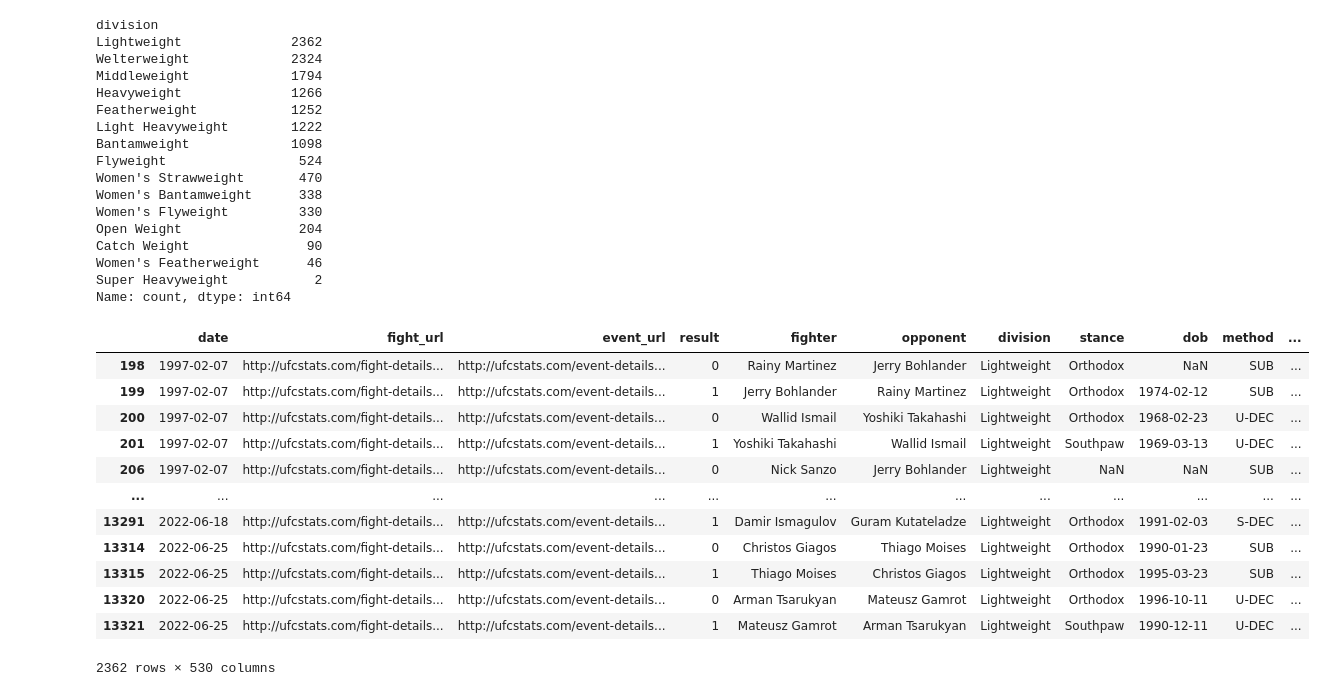
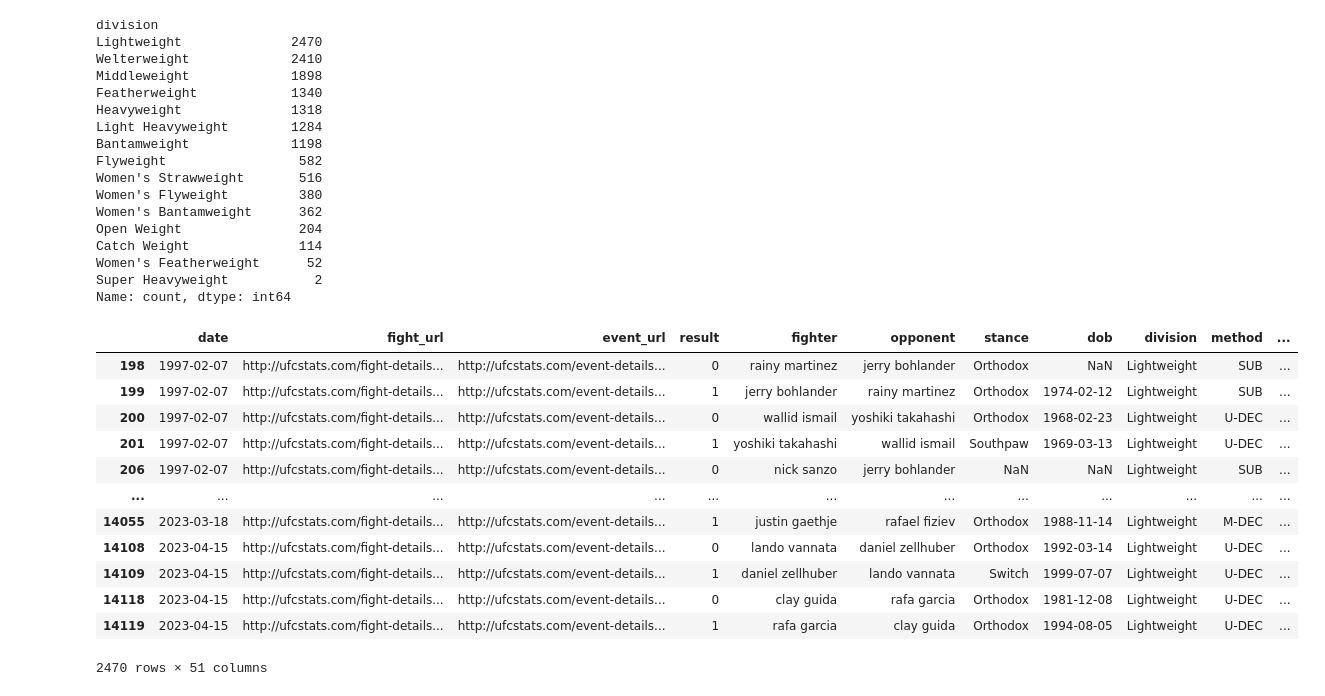
Before and after one commit to YeoWeiHan123/MMA-Contextual-Bandit, a Jupyter notebook: bt4014-mma.ipynb, the cells around one changed output. Cells and saved outputs as stored; diff of their text form; code cells hidden in the pictures.

Commit message:
Kaggle Notebook | BT4014 MMA | Version 5

```diff
--- a/bt4014-mma.ipynb
+++ b/bt4014-mma.ipynb
@@ -7,0 +4,25 @@ import datetime
+# %%
+# Using the basic stats as outlined in the dataset description
+masterMLpublic = pd.read_csv("/kaggle/input/mma-differentials-and-elo/masterMLpublic.csv",
+                            usecols = [
+                                "date", "fight_url", "event_url", "result", "fighter",
+                                "opponent", "division", "stance", "dob", "method",
+                                "total_comp_time", "round", "time", "fighter_url",
+                                "opponent_url", "referee", "time_format", "reach", "height",
+                                "age", "knockdowns", "sub_attempts", "reversals", "control",
+                                "takedowns_landed", "takedowns_attempts",
+                                "sig_strikes_landed", "sig_strikes_attempts",
+                                "total_strikes_landed", "total_strikes_attempts",
+                                "head_strikes_landed", "head_strikes_attempts",
+                                "body_strikes_landed", "body_strikes_attempts",
+                                "leg_strikes_landed", "leg_strikes_attempts",
+                                "distance_strikes_landed", "distance_strikes_attempts",
+                                "clinch_strikes_landed", "clinch_strikes_attempts",
+                                "ground_strikes_landed", "ground_strikes_attempts",
+                                "KO_losses", "days_since_last_comp", "lose_streak",
+                                "win_streak", "win_loss_ratio", "total_comp_time", "stamina",
+                                "num_fights", "trueskill", "elo"
+                            ])
+# Convert the date column from object into datetime
+masterMLpublic["date"] = pd.to_datetime(masterMLpublic["date"]).dt.date
+masterMLpublic
@@ -29,42 +50,42 @@ masterdataframe
 # for col in masterdataframe.columns:
 #     print(col)
 # %%
-masterdataframe["division"].value_counts()
+masterMLpublic["division"].value_counts()
 # %% [output]
 division
-Lightweight              2362
-Welterweight             2324
-Middleweight             1794
-Heavyweight              1266
-Featherweight            1252
-Light Heavyweight        1222
-Bantamweight             1098
-Flyweight                 524
-Women's Strawweight       470
-Women's Bantamweight      338
-Women's Flyweight         330
+Lightweight              2470
+Welterweight             2410
+Middleweight             1898
+Featherweight            1340
+Heavyweight              1318
+Light Heavyweight        1284
+Bantamweight             1198
+Flyweight                 582
+Women's Strawweight       516
+Women's Flyweight         380
+Women's Bantamweight      362
 Open Weight               204
-Catch Weight               90
-Women's Featherweight      46
+Catch Weight              114
+Women's Featherweight      52
 Super Heavyweight           2
 Name: count, dtype: int64
 # %%
-lightweight = masterdataframe[masterdataframe["division"] == "Lightweight"]
+lightweight = masterMLpublic[masterMLpublic["division"] == "Lightweight"]
 lightweight
 # %% [output]
-|  | date | fight_url | event_url | result | fighter | opponent | division | stance | dob | method | ... |
-| 198 | 1997-02-07 | http://ufcstats.com/fight-details... | http://ufcstats.com/event-details... | 0 | Rainy Martinez | Jerry Bohlander | Lightweight | Orthodox | NaN | SUB | ... |
-| 199 | 1997-02-07 | http://ufcstats.com/fight-details... | http://ufcstats.com/event-details... | 1 | Jerry Bohlander | Rainy Martinez | Lightweight | Orthodox | 1974-02-12 | SUB | ... |
-| 200 | 1997-02-07 | http://ufcstats.com/fight-details... | http://ufcstats.com/event-details... | 0 | Wallid Ismail | Yoshiki Takahashi | Lightweight | Orthodox | 1968-02-23 | U-DEC | ... |
-| 201 | 1997-02-07 | http://ufcstats.com/fight-details... | http://ufcstats.com/event-details... | 1 | Yoshiki Takahashi | Wallid Ismail | Lightweight | Southpaw | 1969-03-13 | U-DEC | ... |
-| 206 | 1997-02-07 | http://ufcstats.com/fight-details... | http://ufcstats.com/event-details... | 0 | Nick Sanzo | Jerry Bohlander | Lightweight | NaN | NaN | SUB | ... |
+|  | date | fight_url | event_url | result | fighter | opponent | stance | dob | division | method | ... |
+| 198 | 1997-02-07 | http://ufcstats.com/fight-details... | http://ufcstats.com/event-details... | 0 | rainy martinez | jerry bohlander | Orthodox | NaN | Lightweight | SUB | ... |
+| 199 | 1997-02-07 | http://ufcstats.com/fight-details... | http://ufcstats.com/event-details... | 1 | jerry bohlander | rainy martinez | Orthodox | 1974-02-12 | Lightweight | SUB | ... |
+| 200 | 1997-02-07 | http://ufcstats.com/fight-details... | http://ufcstats.com/event-details... | 0 | wallid ismail | yoshiki takahashi | Orthodox | 1968-02-23 | Lightweight | U-DEC | ... |
+| 201 | 1997-02-07 | http://ufcstats.com/fight-details... | http://ufcstats.com/event-details... | 1 | yoshiki takahashi | wallid ismail | Southpaw | 1969-03-13 | Lightweight | U-DEC | ... |
+| 206 | 1997-02-07 | http://ufcstats.com/fight-details... | http://ufcstats.com/event-details... | 0 | nick sanzo | jerry bohlander | NaN | NaN | Lightweight | SUB | ... |
 | ... | ... | ... | ... | ... | ... | ... | ... | ... | ... | ... | ... |
-| 13291 | 2022-06-18 | http://ufcstats.com/fight-details... | http://ufcstats.com/event-details... | 1 | Damir Ismagulov | Guram Kutateladze | Lightweight | Orthodox | 1991-02-03 | S-DEC | ... |
-| 13314 | 2022-06-25 | http://ufcstats.com/fight-details... | http://ufcstats.com/event-details... | 0 | Christos Giagos | Thiago Moises | Lightweight | Orthodox | 1990-01-23 | SUB | ... |
-| 13315 | 2022-06-25 | http://ufcstats.com/fight-details... | http://ufcstats.com/event-details... | 1 | Thiago Moises | Christos Giagos | Lightweight | Orthodox | 1995-03-23 | SUB | ... |
-| 13320 | 2022-06-25 | http://ufcstats.com/fight-details... | http://ufcstats.com/event-details... | 0 | Arman Tsarukyan | Mateusz Gamrot | Lightweight | Orthodox | 1996-10-11 | U-DEC | ... |
-| 13321 | 2022-06-25 | http://ufcstats.com/fight-details... | http://ufcstats.com/event-details... | 1 | Mateusz Gamrot | Arman Tsarukyan | Lightweight | Southpaw | 1990-12-11 | U-DEC | ... |
+| 14055 | 2023-03-18 | http://ufcstats.com/fight-details... | http://ufcstats.com/event-details... | 1 | justin gaethje | rafael fiziev | Orthodox | 1988-11-14 | Lightweight | M-DEC | ... |
+| 14108 | 2023-04-15 | http://ufcstats.com/fight-details... | http://ufcstats.com/event-details... | 0 | lando vannata | daniel zellhuber | Orthodox | 1992-03-14 | Lightweight | U-DEC | ... |
+| 14109 | 2023-04-15 | http://ufcstats.com/fight-details... | http://ufcstats.com/event-details... | 1 | daniel zellhuber | lando vannata | Switch | 1999-07-07 | Lightweight | U-DEC | ... |
+| 14118 | 2023-04-15 | http://ufcstats.com/fight-details... | http://ufcstats.com/event-details... | 0 | clay guida | rafa garcia | Orthodox | 1981-12-08 | Lightweight | U-DEC | ... |
+| 14119 | 2023-04-15 | http://ufcstats.com/fight-details... | http://ufcstats.com/event-details... | 1 | rafa garcia | clay guida | Orthodox | 1994-08-05 | Lightweight | U-DEC | ... |
-2362 rows × 530 columns
+2470 rows × 51 columns
 # %%
 lightweight["fighter"].nunique()
 # %% [output]
```
Also changed, not shown: parts of 8 cells of this notebook.
